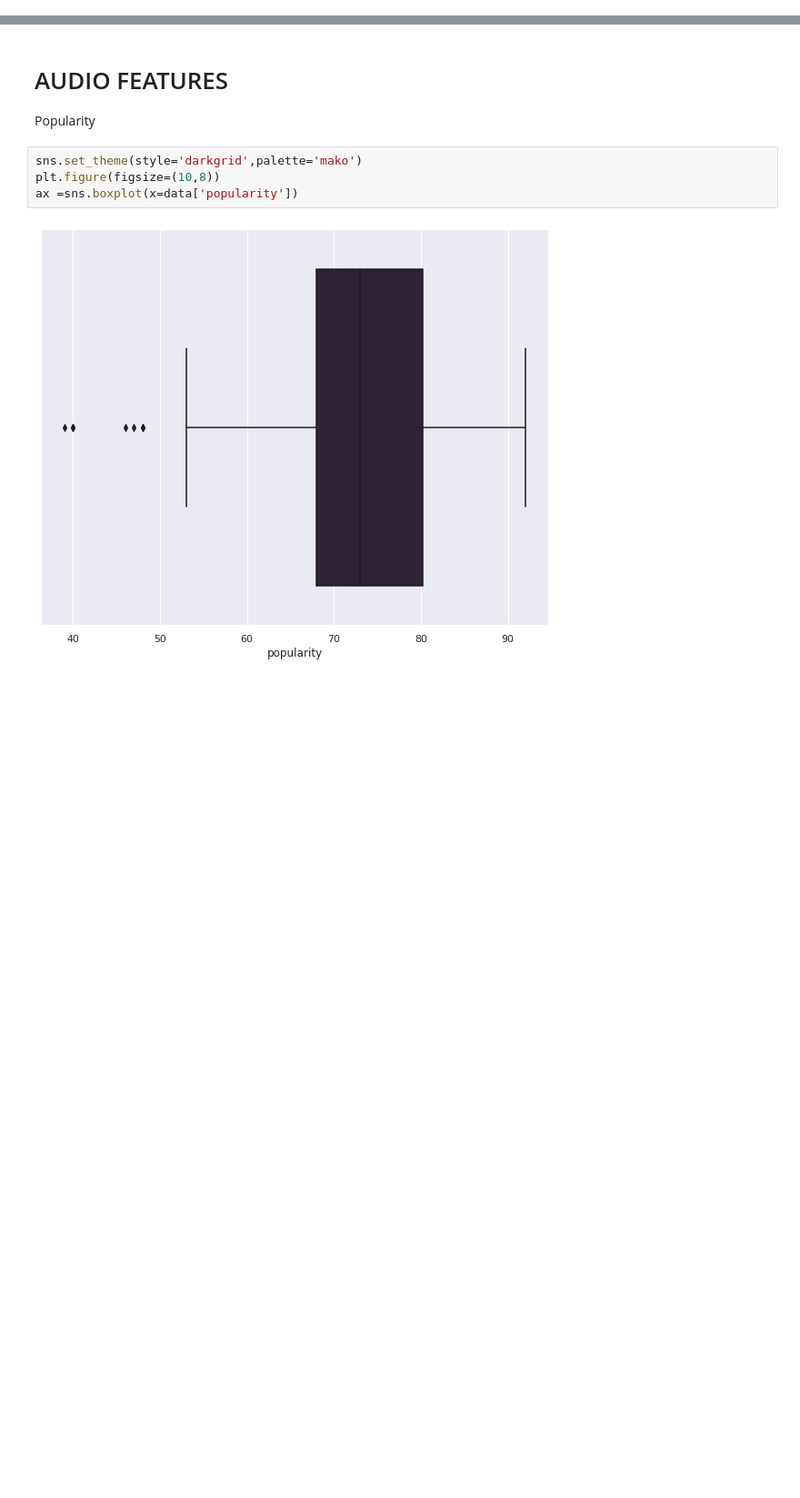
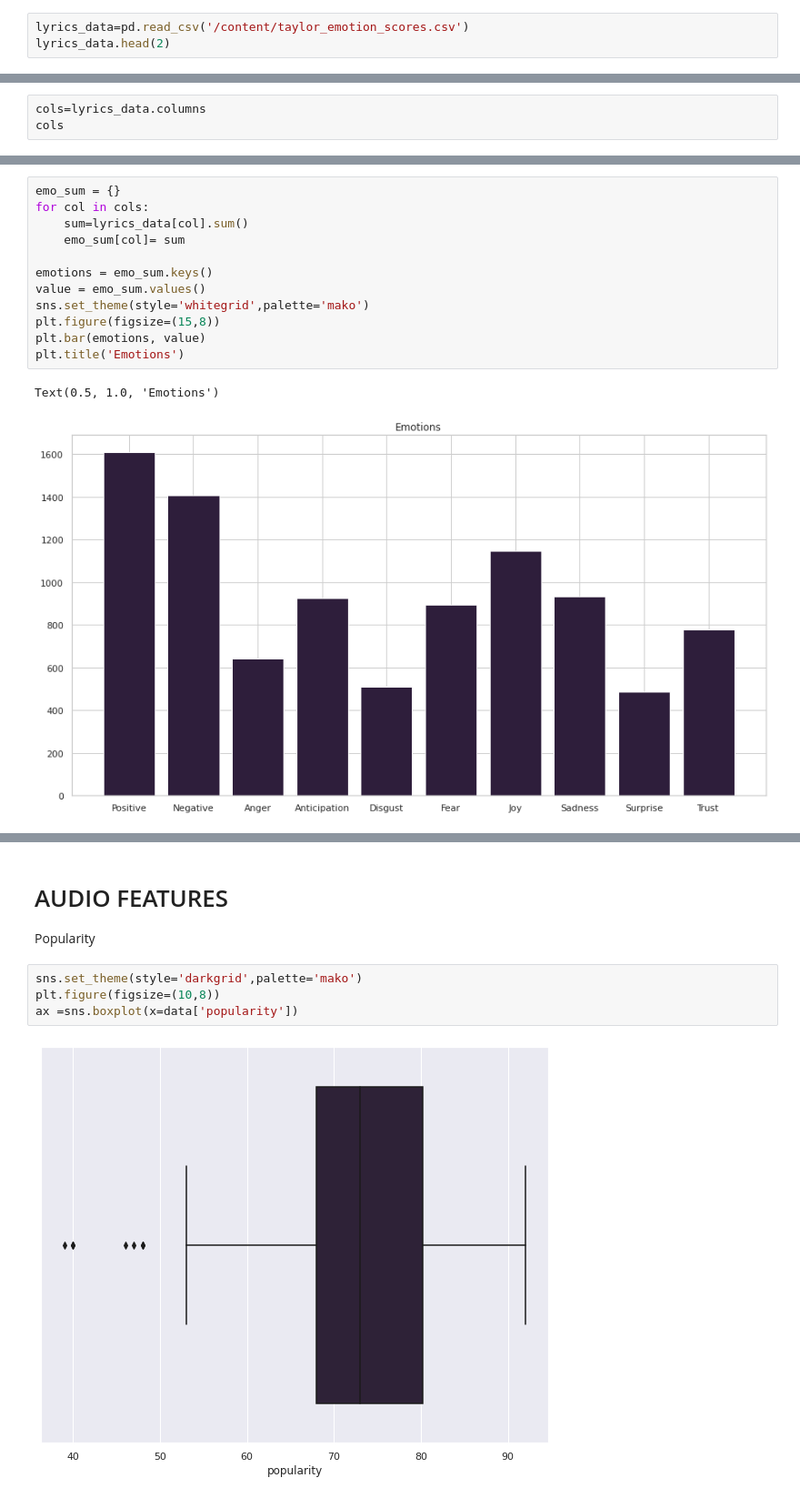
Before and after one commit to Gail529/chess_ML, a Jupyter notebook: Taylor_analysis.ipynb, the cells around one changed output, grey strips where cells are left out. Shown at 91% size. Saved outputs shown, nothing was run; the diff lists cells and outputs as text; blank space fills up the shorter version.

```diff
--- a/Taylor_analysis.ipynb
+++ b/Taylor_analysis.ipynb
@@ -12,3 +22,6 @@ data.head(2)
 |  | album | song | acousticness | danceability | energy | instrumentalness | liveness | loudness | ... |
 | 0 | evermore | willow | 0.833 | 0.392 | 0.574 | 0.00179 | 0.145 | -9.195 | ... |
 | 1 | evermore | champagne problems | 0.920 | 0.462 | 0.240 | 0.00000 | 0.113 | -12.077 | ... |
+# %%
+lyrics_data=pd.read_csv('/content/taylor_emotion_scores.csv')
+lyrics_data.head(2)
@@ -14,0 +37,3 @@ data.head(2)
+# %%
+cols=lyrics_data.columns
+cols
@@ -14,0 +100,15 @@ data.head(2)
+# %%
+emo_sum = {}
+for col in cols:
+    sum=lyrics_data[col].sum()
+    emo_sum[col]= sum
+
+emotions = emo_sum.keys()
+value = emo_sum.values()
+sns.set_theme(style='whitegrid',palette='mako')
+plt.figure(figsize=(15,8))
+plt.bar(emotions, value)
+plt.title('Emotions')
+# %% [output]
+Text(0.5, 1.0, 'Emotions')
+[figure, added]
```
Also changed, not shown: parts of 28 cells of this notebook.
